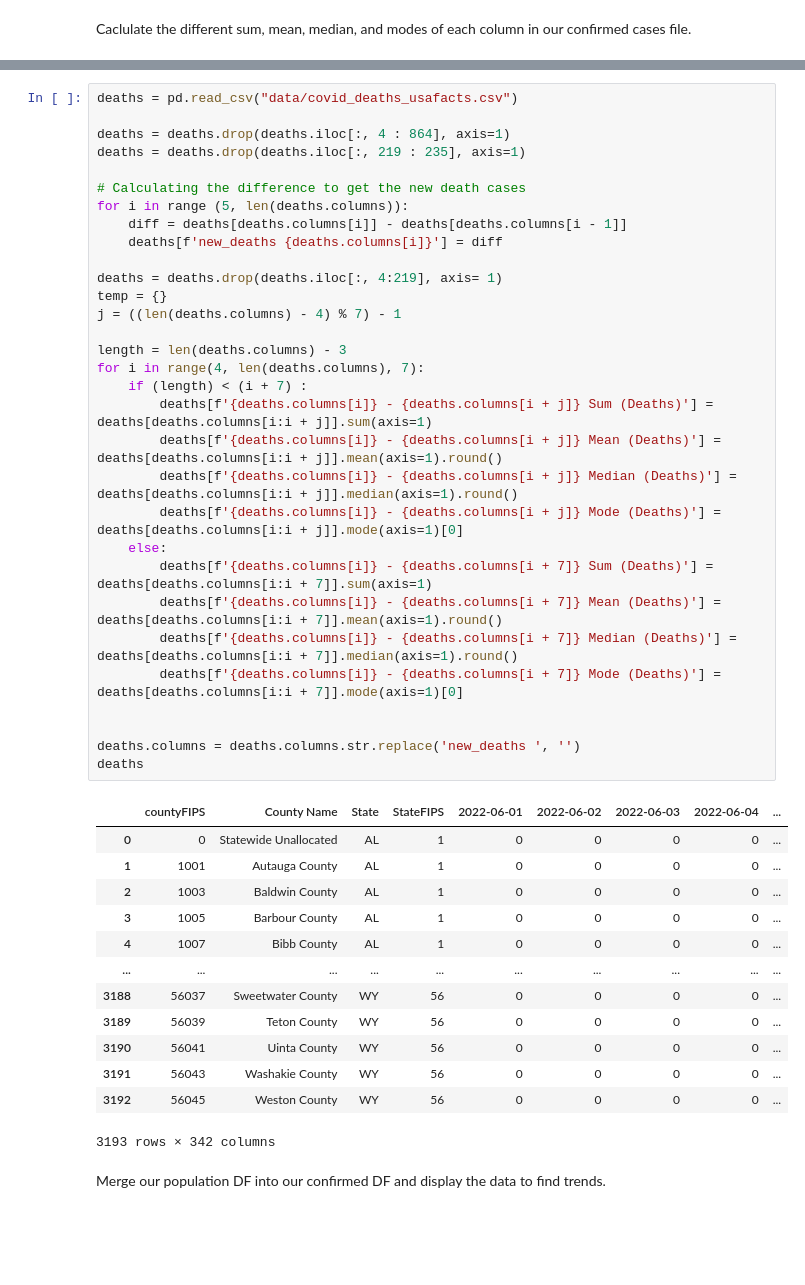
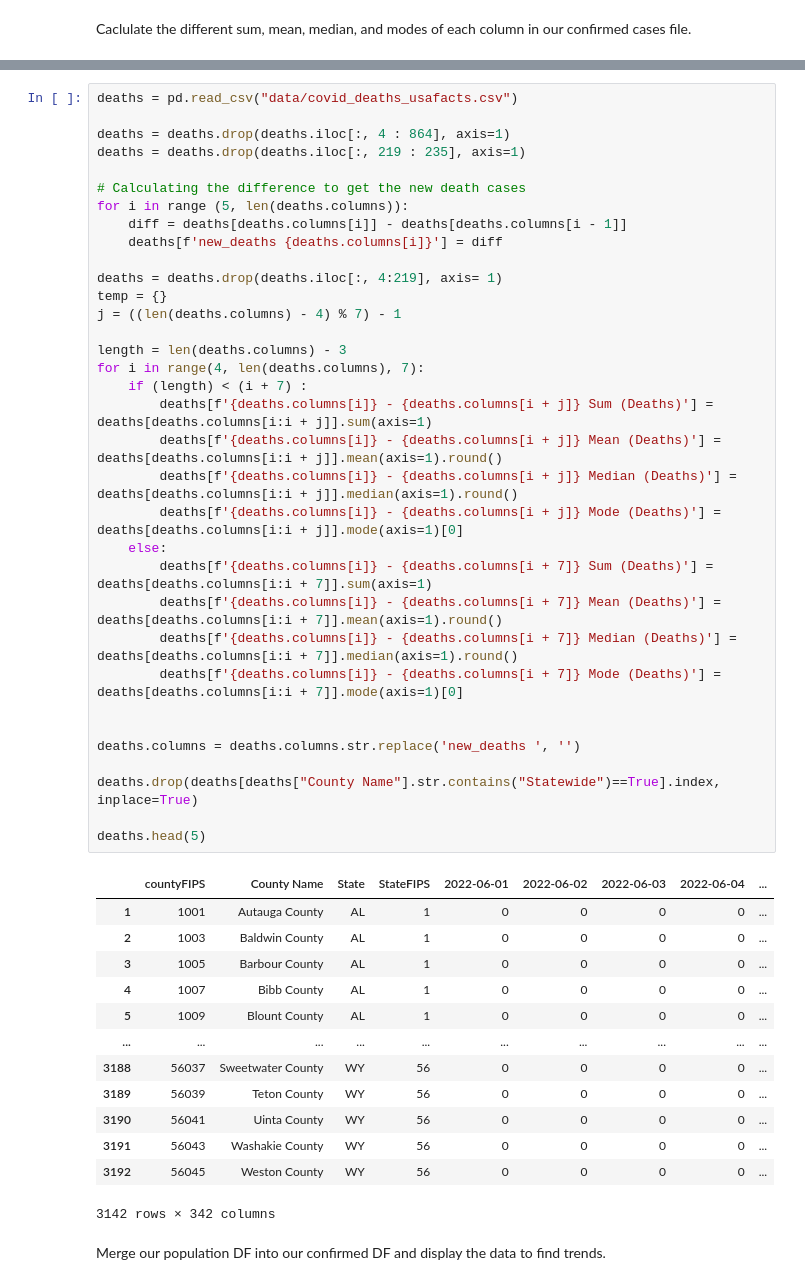
Before and after one commit to lajolico/405-project, a Jupyter notebook: Stage II/Team_work/country_comparison.ipynb, the cells around one changed output, grey strips where cells are left out. Cells and saved outputs as stored; diff of their text form; blank space fills up the shorter version.

```diff
--- a/Stage II/Team_work/country_comparison.ipynb
+++ b/Stage II/Team_work/country_comparison.ipynb
@@ -75,46 +80,49 @@ deaths = pd.read_csv("data/covid_deaths_usafacts.csv")
 
 deaths = deaths.drop(deaths.iloc[:, 4 : 864], axis=1)
 deaths = deaths.drop(deaths.iloc[:, 219 : 235], axis=1)
 
 # Calculating the difference to get the new death cases
 for i in range (5, len(deaths.columns)):
     diff = deaths[deaths.columns[i]] - deaths[deaths.columns[i - 1]]
     deaths[f'new_deaths {deaths.columns[i]}'] = diff
 
 deaths = deaths.drop(deaths.iloc[:, 4:219], axis= 1)
 temp = {}
 j = ((len(deaths.columns) - 4) % 7) - 1
 
 length = len(deaths.columns) - 3
 for i in range(4, len(deaths.columns), 7):
     if (length) < (i + 7) :
         deaths[f'{deaths.columns[i]} - {deaths.columns[i + j]} Sum (Deaths)'] = deaths[deaths.columns[i:i + j]].sum(axis=1)
         deaths[f'{deaths.columns[i]} - {deaths.columns[i + j]} Mean (Deaths)'] = deaths[deaths.columns[i:i + j]].mean(axis=1).round()
         deaths[f'{deaths.columns[i]} - {deaths.columns[i + j]} Median (Deaths)'] = deaths[deaths.columns[i:i + j]].median(axis=1).round()
         deaths[f'{deaths.columns[i]} - {deaths.columns[i + j]} Mode (Deaths)'] = deaths[deaths.columns[i:i + j]].mode(axis=1)[0]
     else:
         deaths[f'{deaths.columns[i]} - {deaths.columns[i + 7]} Sum (Deaths)'] = deaths[deaths.columns[i:i + 7]].sum(axis=1)
         deaths[f'{deaths.columns[i]} - {deaths.columns[i + 7]} Mean (Deaths)'] = deaths[deaths.columns[i:i + 7]].mean(axis=1).round()
         deaths[f'{deaths.columns[i]} - {deaths.columns[i + 7]} Median (Deaths)'] = deaths[deaths.columns[i:i + 7]].median(axis=1).round()
         deaths[f'{deaths.columns[i]} - {deaths.columns[i + 7]} Mode (Deaths)'] = deaths[deaths.columns[i:i + 7]].mode(axis=1)[0]
 
 
 deaths.columns = deaths.columns.str.replace('new_deaths ', '')
-deaths
+
+deaths.drop(deaths[deaths["County Name"].str.contains("Statewide")==True].index, inplace=True)
+
+deaths.head(5)
 # %% [output]
 |  | countyFIPS | County Name | State | StateFIPS | 2022-06-01 | 2022-06-02 | 2022-06-03 | 2022-06-04 | ... |
-| 0 | 0 | Statewide Unallocated | AL | 1 | 0 | 0 | 0 | 0 | ... |
 | 1 | 1001 | Autauga County | AL | 1 | 0 | 0 | 0 | 0 | ... |
 | 2 | 1003 | Baldwin County | AL | 1 | 0 | 0 | 0 | 0 | ... |
 | 3 | 1005 | Barbour County | AL | 1 | 0 | 0 | 0 | 0 | ... |
 | 4 | 1007 | Bibb County | AL | 1 | 0 | 0 | 0 | 0 | ... |
+| 5 | 1009 | Blount County | AL | 1 | 0 | 0 | 0 | 0 | ... |
 | ... | ... | ... | ... | ... | ... | ... | ... | ... | ... |
 | 3188 | 56037 | Sweetwater County | WY | 56 | 0 | 0 | 0 | 0 | ... |
 | 3189 | 56039 | Teton County | WY | 56 | 0 | 0 | 0 | 0 | ... |
 | 3190 | 56041 | Uinta County | WY | 56 | 0 | 0 | 0 | 0 | ... |
 | 3191 | 56043 | Washakie County | WY | 56 | 0 | 0 | 0 | 0 | ... |
 | 3192 | 56045 | Weston County | WY | 56 | 0 | 0 | 0 | 0 | ... |
-3193 rows × 342 columns
+3142 rows × 342 columns
 # %% [markdown]
 Merge our population DF into our confirmed DF and display the data to find trends.
 # %%
```
Also changed, not shown: parts of 9 cells of this notebook, 2 other files.
